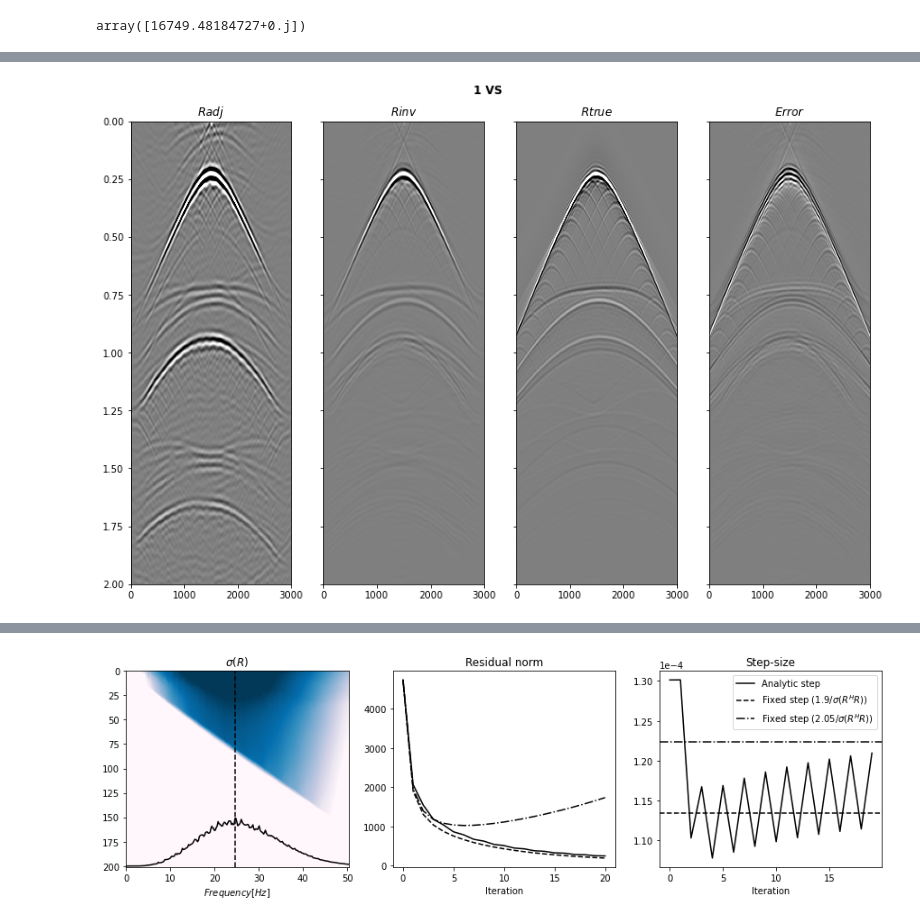
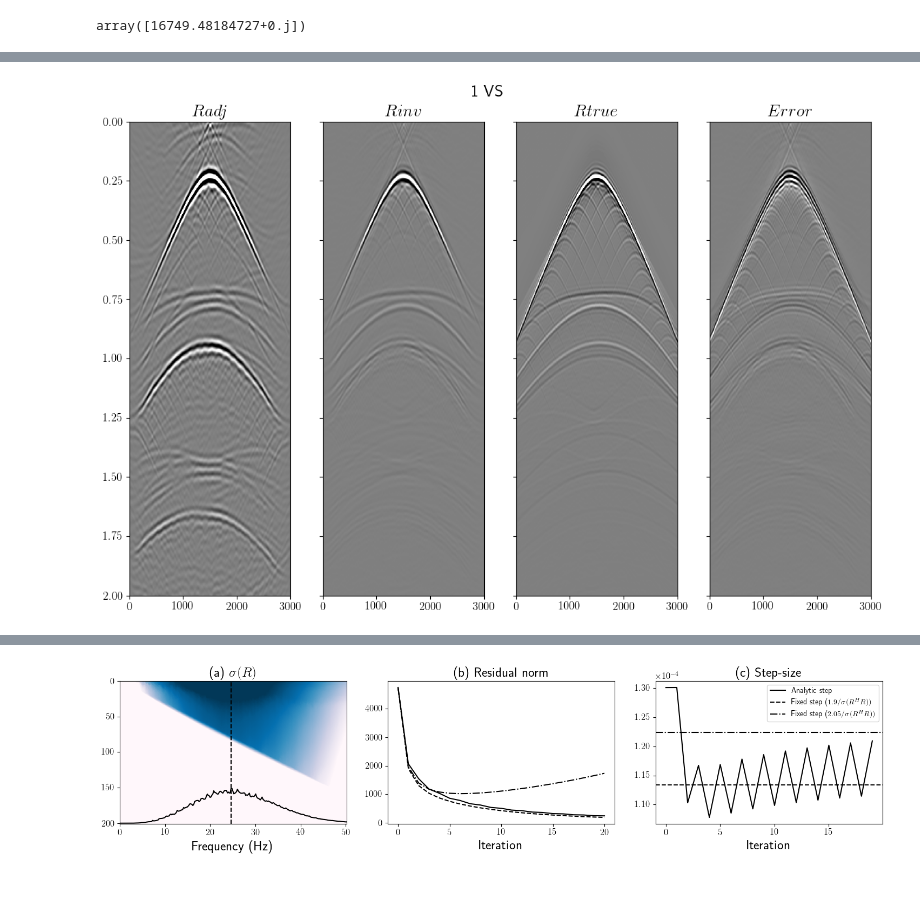
Before and after one commit to DIG-Kaust/MDD-StochasticSolvers, a Jupyter notebook: notebooks/dipping_obc/WavefieldSeparation-dipping_MDD_steepest_singlesource.ipynb, the cells around one changed output, grey strips where cells are left out. Drawn from its saved outputs; the diff is of its cells as text; code cells hidden in the pictures; blank space fills up the shorter version.

Commit message:
Finalized plots for IEEE submission

```diff
--- a/notebooks/dipping_obc/WavefieldSeparation-dipping_MDD_steepest_singlesource.ipynb
+++ b/notebooks/dipping_obc/WavefieldSeparation-dipping_MDD_steepest_singlesource.ipynb
@@ -43,6 +43,22 @@ from pylops.optimization.leastsquares  import *
 from pylops.optimization.sparsity  import *
 
 from stochmdd.steepest import *
+
+plt.style.use('default')  # seaborn-whitegrid, ggplot, bmh
+
+SMALL_SIZE = 10
+MEDIUM_SIZE = 12
+BIGGER_SIZE = 18
+
+plt.rc('text', usetex=True)
+plt.rc('font', size=BIGGER_SIZE)          # controls default text sizes
+plt.rc('axes', titlesize=BIGGER_SIZE)     # fontsize of the axes title
+plt.rc('axes', labelsize=BIGGER_SIZE)     # fontsize of the x and y labels
+plt.rc('xtick', labelsize=MEDIUM_SIZE)    # fontsize of the tick labels
+plt.rc('ytick', labelsize=MEDIUM_SIZE)    # fontsize of the tick labels
+plt.rc('legend', fontsize=SMALL_SIZE)     # legend fontsize
+plt.rc('figure', titlesize=BIGGER_SIZE)   # fontsize of the figure title
+plt.rc('font', serif='Times New Roman')  # fontsize of the figure title
 # %% [markdown]
 ## Data loading
 # %%
@@ -396,7 +410,7 @@ axs[3].set_title(r'$Error$')
 axs[3].axis('tight')
 axs[3].set_ylim(2, 0);
 # %% [output]
-[figure, old version]
+[figure, new version]
 # %%
 f = FFTop.f2[:nfmax]
 ifmax = np.where(eigs==np.max(eigs))[0][0]
@@ -406,19 +420,21 @@ fig, axs = plt.subplots(1, 3, figsize=(15, 4))
 axs[0].imshow(np.log(eigs.T), cmap='PuBu', vmin=0, vmax=8, extent=(f[0], f[-1], nr, 0))
 axs[0].axvline(f[ifmax], color='k', linestyle='--')
 axs[0].plot(f, 200-4*wavspectrum, color='k')
-axs[0].set_title(r'$\sigma(R)$')
-axs[0].set_xlabel(r'$Frequency[Hz]$')
+axs[0].set_title(r'(a) $\sigma(R)$')
+axs[0].set_xlabel(r'Frequency (Hz)')
 axs[0].axis('tight')
 axs[1].plot(Rinv_res, 'k', label='Analytic step')
 axs[1].plot(Rinv_res1, '--k', label=r'Fixed step ($2.05 / \sigma(R^H R))$')
 axs[1].plot(Rinv_res2, '-.k', label=r'Fixed step ($1.9 / \sigma(R^H R))$')
-axs[1].set_title('Residual norm')
+axs[1].set_title('(b) Residual norm')
 axs[1].set_xlabel('Iteration')
 axs[2].plot(alphaana, 'k', label='Analytic step')
 axs[2].axhline(alphamax1, c='k', linestyle='--', label=r'Fixed step ($1.9 / \sigma(R^H R))$')
 axs[2].axhline(alphamax2, c='k', linestyle='-.', label=r'Fixed step ($2.05 / \sigma(R^H R))$')
 axs[2].ticklabel_format(axis='y', style='sci', scilimits=(-2, 2))
-axs[2].set_title('Step-size');
+axs[2].set_title('(c) Step-size');
 axs[2].set_xlabel('Iteration')
 axs[2].legend();
+plt.tight_layout()
+plt.savefig('../../Figs/Paper/Steepest_OBC.eps', dpi=300)
 # %% [output]
@@ -425 +442 @@ axs[2].legend();
-[figure, old version]
+[figure, new version]
```
Also changed, not shown: parts of 10 cells of this notebook, 1 other file.
